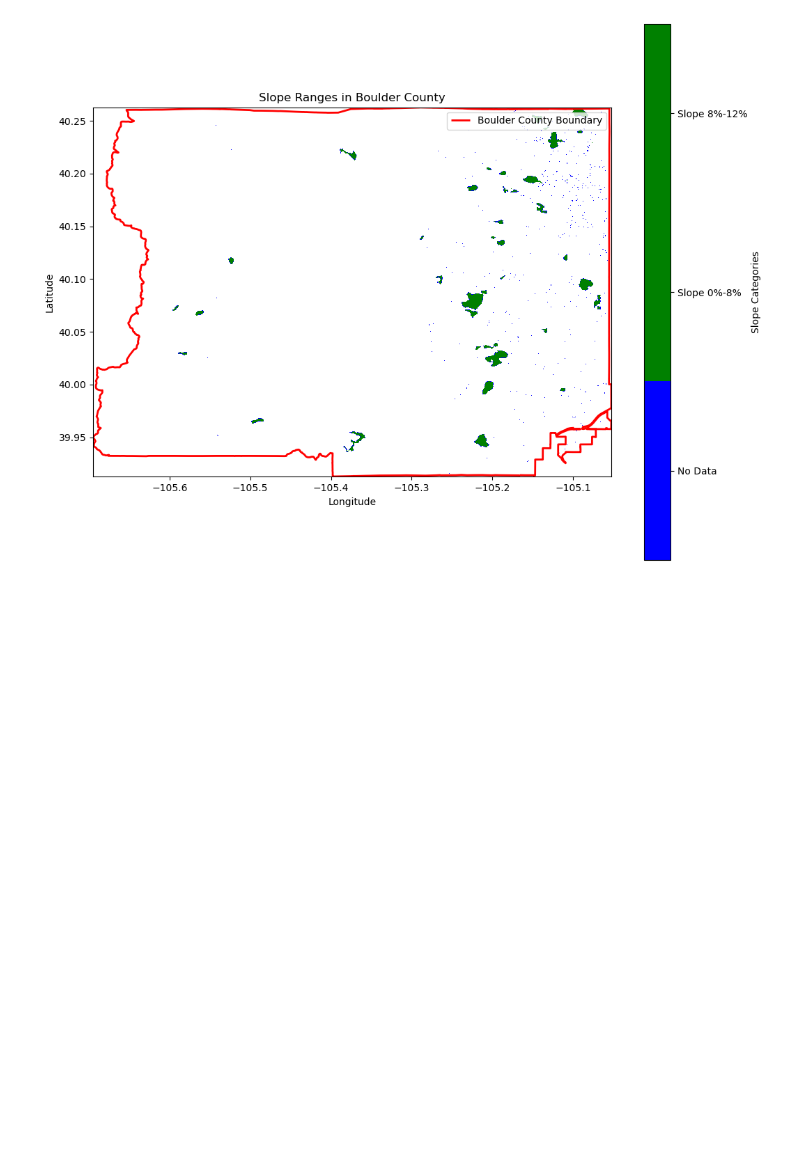
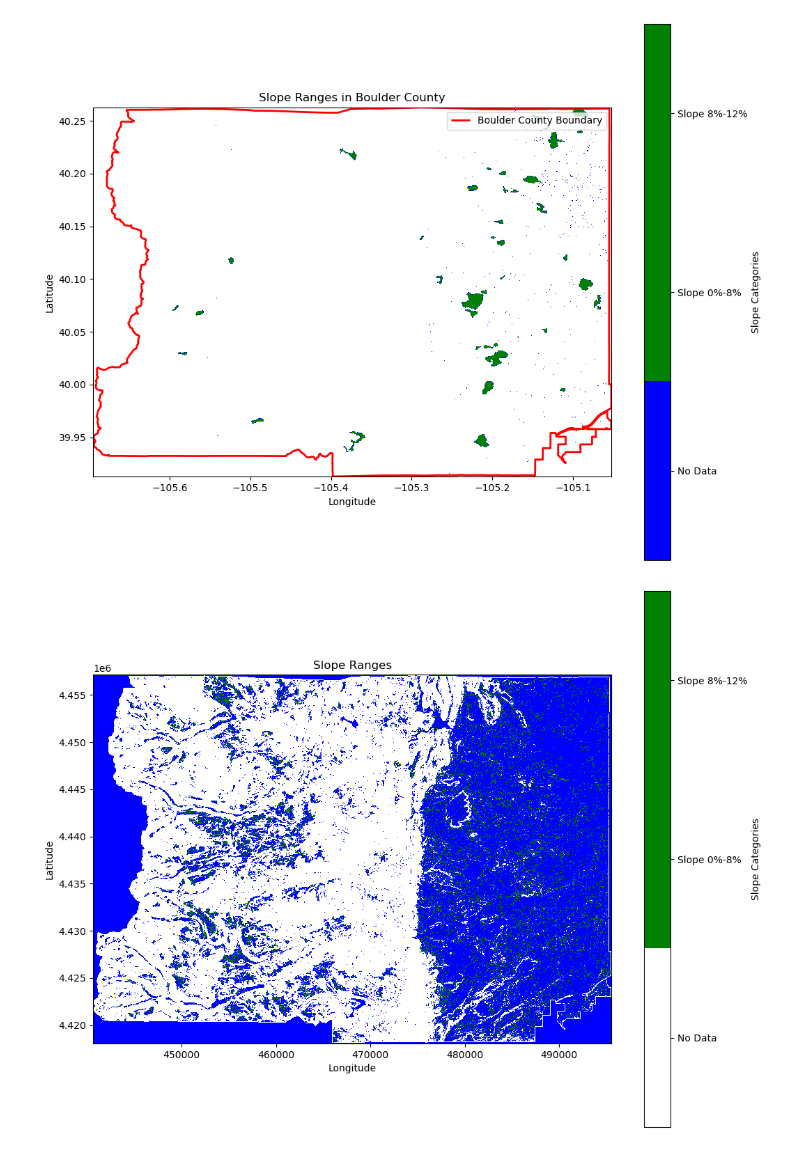
Before and after one commit to gpb3037/bluespruce, a Jupyter notebook: BoulderCountySlopeAspect.ipynb, the cells around one changed output. Saved outputs shown, nothing was run; the diff lists cells and outputs as text; code cells hidden in the pictures; blank space fills up the shorter version.

```diff
--- a/BoulderCountySlopeAspect.ipynb
+++ b/BoulderCountySlopeAspect.ipynb
@@ -321,3 +321,86 @@ plt.ylabel("Latitude")
 plt.show()
 # %% [output]
 [figure]
+# %%
+import rasterio
+import numpy as np
+import matplotlib.pyplot as plt
+from rasterio.warp import calculate_default_transform, reproject, Resampling
+from matplotlib.colors import ListedColormap
+
+# Filepath to the DEM file
+dem_filepath = "./dem/SRTMGL1_NC.003_SRTMGL1_DEM_doy2000042_aid0001.tif"
+
+# Open the DEM file and reproject to UTM (EPSG:32613 for Boulder County)
+with rasterio.open(dem_filepath) as src:
+    # Define the target CRS (UTM Zone 13N)
+    target_crs = "EPSG:32613"
+
+    # Calculate transformation and dimensions for reprojected DEM
+    transform, width, height = calculate_default_transform(
+        src.crs, target_crs, src.width, src.height, *src.bounds
+    )
+    meta = src.meta.copy()
+    meta.update({
+        "crs": target_crs,
+        "transform": transform,
+        "width": width,
+        "height": height
+    })
+
+    # Reproject the DEM
+    reprojected_dem = np.empty((height, width), dtype=src.dtypes[0])
+    reproject(
+        source=rasterio.band(src, 1),
+        destination=reprojected_dem,
+        src_transform=src.transform,
+        src_crs=src.crs,
+        dst_transform=transform,
+        dst_crs=target_crs,
+        resampling=Resampling.bilinear
+    )
+
+# Compute slope
+x, y = np.gradient(reprojected_dem, axis=(1, 0))  # Gradient in x and y directions
+resolution = meta["transform"][0]  # Pixel size in meters
+slope = np.sqrt(x**2 + y**2) / resolution * 100  # Convert gradient to percent slope
+
+# Define slope masks
+slope_0_8_mask = (slope >= 0) & (slope <= 8)  # Slopes 0%-8%
+slope_8_12_mask = (slope > 8) & (slope <= 12)  # Slopes 8%-12%
+
+# Highlight data: 0 for no highlight, 1 for 0%-8%, 2 for 8%-12%
+highlighted_map = np.zeros_like(reprojected_dem, dtype=int)
+highlighted_map[slope_0_8_mask] = 1
+highlighted_map[slope_8_12_mask] = 2
+
+# Define a custom colormap
+colors = ["white", "blue", "green"]  # White for no data, blue for 0%-8%, green for 8%-12%
+custom_cmap = ListedColormap(colors)
+
+# Plot the map
+fig, ax = plt.subplots(figsize=(12, 10))
+
+# Plot the highlighted map
+highlight_img = ax.imshow(
+    highlighted_map,
+    cmap=custom_cmap,
+    extent=(
+        transform[2],
+        transform[2] + transform[0] * reprojected_dem.shape[1],
+        transform[5] + transform[4] * reprojected_dem.shape[0],
+        transform[5],
+    ),
+    origin="upper",
+)
+
+# Add labels, colorbar, and legend
+cbar = plt.colorbar(highlight_img, ax=ax, ticks=[0.5, 1.5, 2.5], boundaries=[0, 1, 2, 3])
+cbar.ax.set_yticklabels(["No Data", "Slope 0%-8%", "Slope 8%-12%"])
+cbar.set_label("Slope Categories")
+plt.title("Slope Ranges")
+plt.xlabel("Longitude")
+plt.ylabel("Latitude")
+plt.show()
+# %% [output]
+[figure, added]
```
Also changed, not shown: 2 other files.
